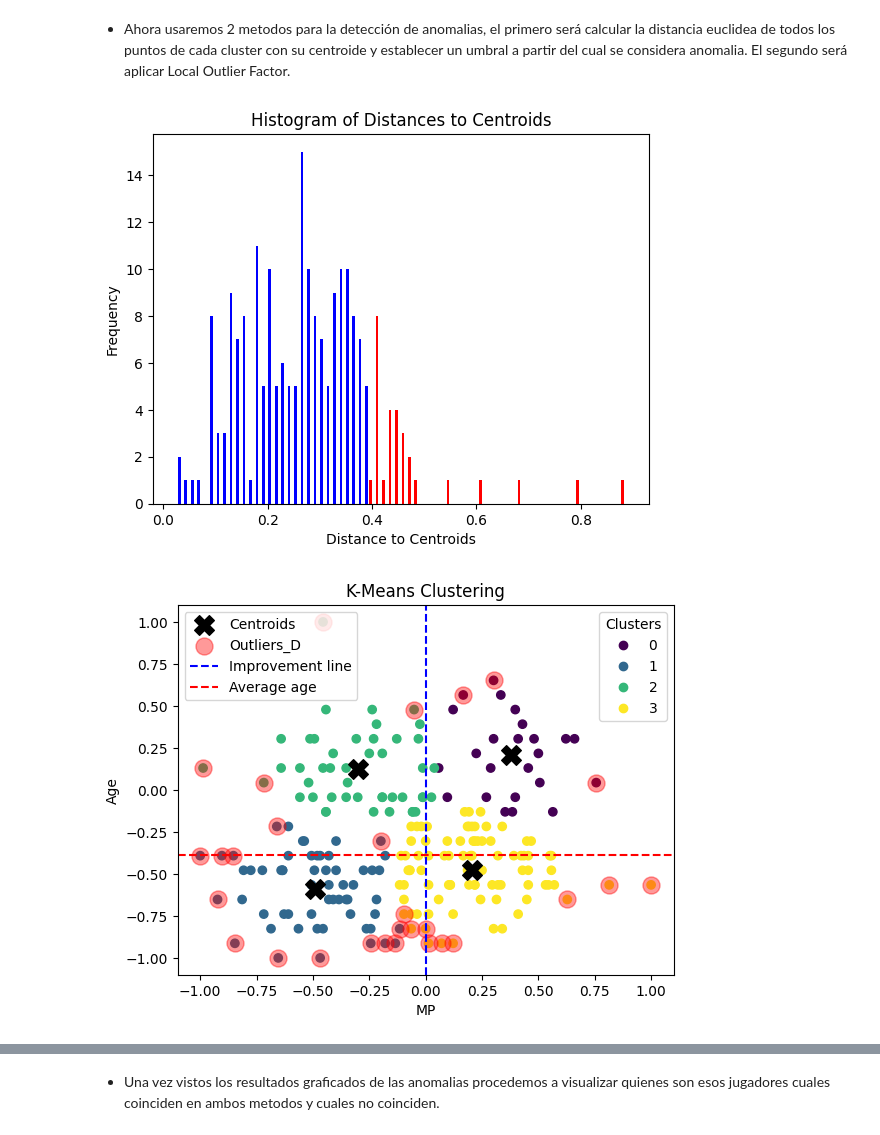
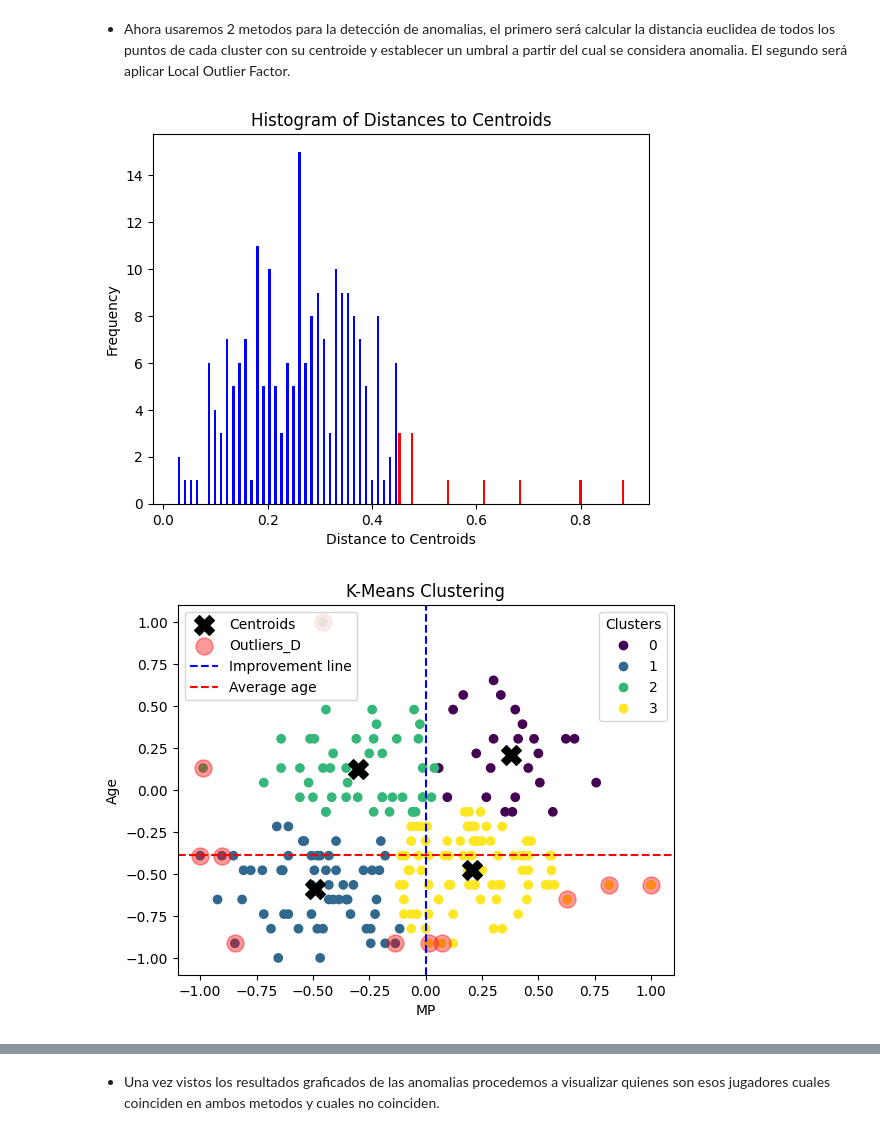
Before and after one commit to RoiRT/Anomalous_clustering_NBAplayers, a Jupyter notebook: IMDB.ipynb, the cells around one changed output, grey strips where cells are left out. Drawn from its saved outputs; the diff is of its cells as text; code cells hidden in the pictures.

```diff
--- a/IMDB.ipynb
+++ b/IMDB.ipynb
@@ -136,20 +137,20 @@ plt.show()
 distances = pairwise_distances(X, centroids, metric='euclidean')
 distances_to_centroids = np.min(distances, axis=1)
 # %%
-threshold = 0.4
+threshold = 0.45
 distances_above_threshold = distances_to_centroids[distances_to_centroids > threshold]
 distances_below_threshold = distances_to_centroids[distances_to_centroids <= threshold]
 
 plt.hist(
     [distances_above_threshold, distances_below_threshold],
-    bins = 70,
+    bins = 75,
     color=['red', 'blue'])
 plt.xlabel('Distance to Centroids')
 plt.ylabel('Frequency')
 plt.title('Histogram of Distances to Centroids')
 plt.show()
 # %% [output]
-[figure, old version]
+[figure, new version]
 # %%
 fig, ax = plt.subplots()
 
@@ -172,7 +173,7 @@ plt.ylabel(b)
 plt.title('K-Means Clustering')
 plt.show()
 # %% [output]
-[figure, old version]
+[figure, new version]
 # %%
 lof = LocalOutlierFactor(n_neighbors=20, contamination=0.1)
 outlier_scores = -lof.fit_predict(X)
```
Also changed, not shown: parts of 8 cells of this notebook, 7 other files.
